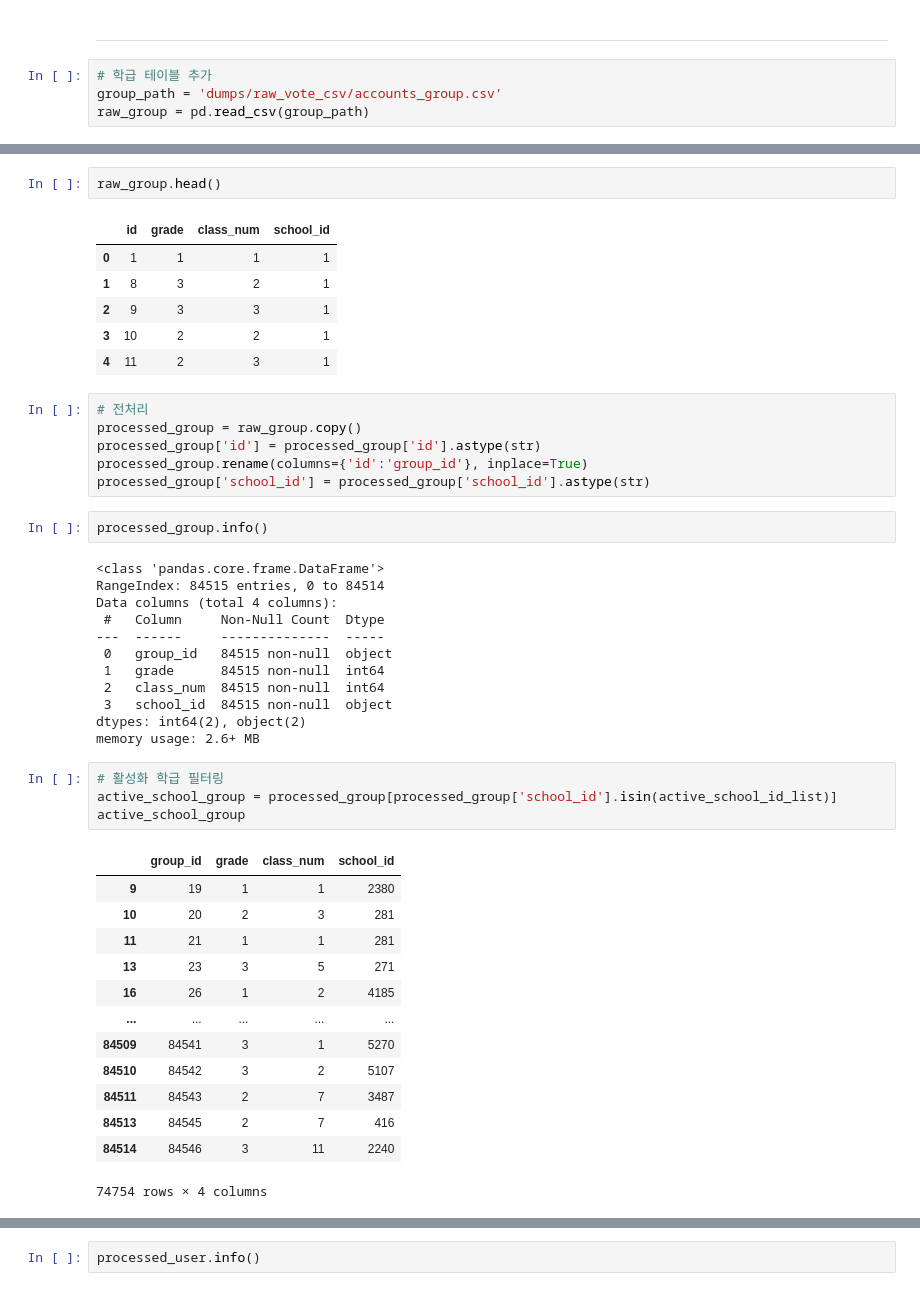
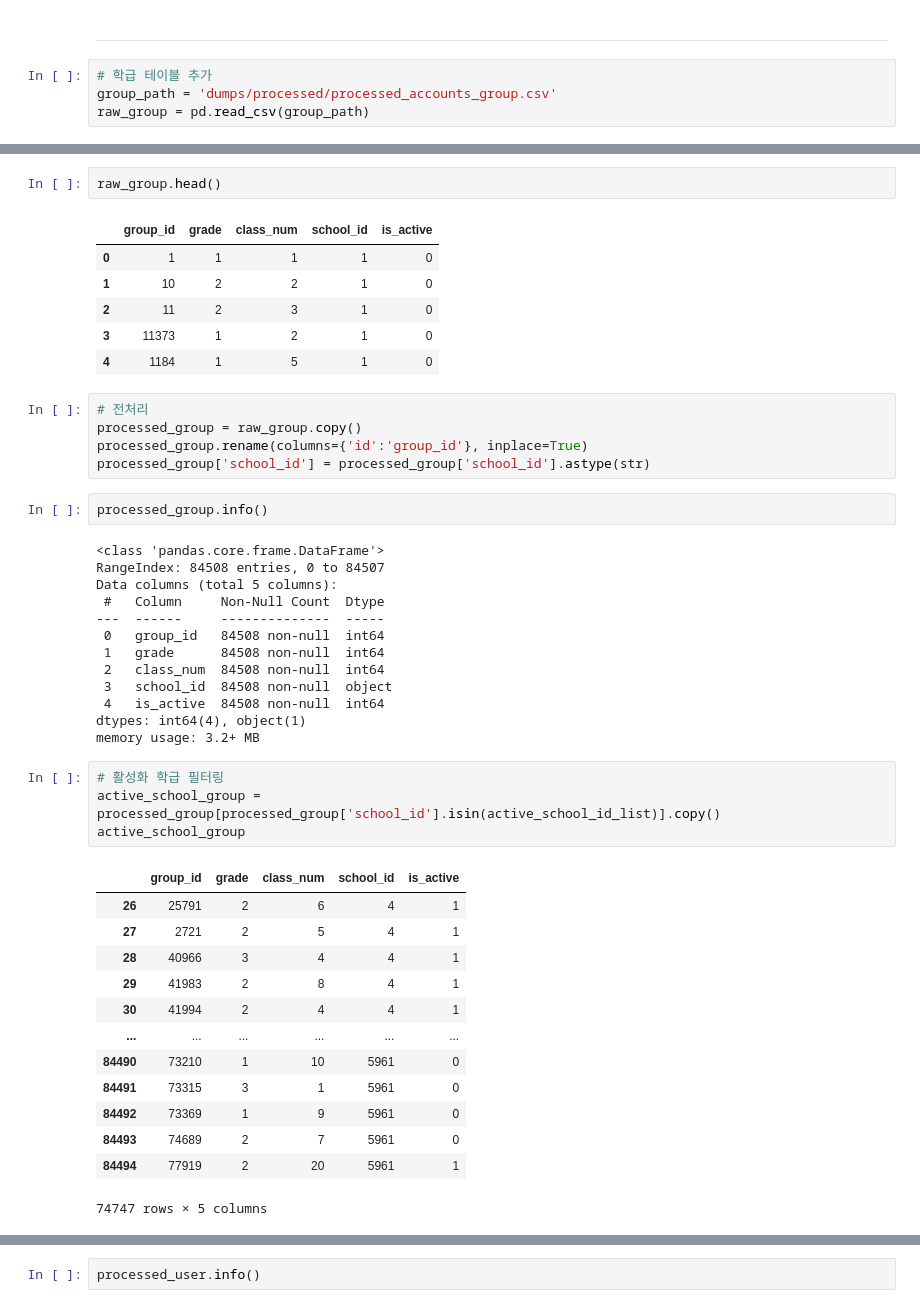
Before and after one commit to EtheriumArchive/Codeit_project, a Jupyter notebook: analysis_damyeon_v2.ipynb, the cells around one changed output, grey strips where cells are left out. Cells and saved outputs as stored; diff of their text form.

```diff
--- a/analysis_damyeon_v2.ipynb
+++ b/analysis_damyeon_v2.ipynb
@@ -396,7 +397,7 @@ active_school_id_list = processed_school[processed_school['student_count'] >= 40
 -----
 # %%
 # 학급 테이블 추가
-group_path = 'dumps/raw_vote_csv/accounts_group.csv'
+group_path = 'dumps/processed/processed_accounts_group.csv'
 raw_group = pd.read_csv(group_path)
 # %%
 raw_group.info()
@@ -415,50 +417,50 @@ memory usage: 2.6 MB
 # %%
 raw_group.head()
 # %% [output]
-|  | id | grade | class_num | school_id |
-| 0 | 1 | 1 | 1 | 1 |
-| 1 | 8 | 3 | 2 | 1 |
-| 2 | 9 | 3 | 3 | 1 |
-| 3 | 10 | 2 | 2 | 1 |
-| 4 | 11 | 2 | 3 | 1 |
+|  | group_id | grade | class_num | school_id | is_active |
+| 0 | 1 | 1 | 1 | 1 | 0 |
+| 1 | 10 | 2 | 2 | 1 | 0 |
+| 2 | 11 | 2 | 3 | 1 | 0 |
+| 3 | 11373 | 1 | 2 | 1 | 0 |
+| 4 | 1184 | 1 | 5 | 1 | 0 |
 # %%
 # 전처리
 processed_group = raw_group.copy()
-processed_group['id'] = processed_group['id'].astype(str)
 processed_group.rename(columns={'id':'group_id'}, inplace=True)
 processed_group['school_id'] = processed_group['school_id'].astype(str)
 # %%
 processed_group.info()
 # %% [output]
 <class 'pandas.core.frame.DataFrame'>
-RangeIndex: 84515 entries, 0 to 84514
-Data columns (total 4 columns):
+RangeIndex: 84508 entries, 0 to 84507
+Data columns (total 5 columns):
  #   Column     Non-Null Count  Dtype
 ---  ------     --------------  -----
- 0   group_id   84515 non-null  object
- 1   grade      84515 non-null  int64
- 2   class_num  84515 non-null  int64
- 3   school_id  84515 non-null  object
-dtypes: int64(2), object(2)
-memory usage: 2.6+ MB
+ 0   group_id   84508 non-null  int64
+ 1   grade      84508 non-null  int64
+ 2   class_num  84508 non-null  int64
+ 3   school_id  84508 non-null  object
+ 4   is_active  84508 non-null  int64
+dtypes: int64(4), object(1)
+memory usage: 3.2+ MB
 # %%
 # 활성화 학급 필터링
-active_school_group = processed_group[processed_group['school_id'].isin(active_school_id_list)]
+active_school_group = processed_group[processed_group['school_id'].isin(active_school_id_list)].copy()
 active_school_group
 # %% [output]
-|  | group_id | grade | class_num | school_id |
-| 9 | 19 | 1 | 1 | 2380 |
-| 10 | 20 | 2 | 3 | 281 |
-| 11 | 21 | 1 | 1 | 281 |
-| 13 | 23 | 3 | 5 | 271 |
-| 16 | 26 | 1 | 2 | 4185 |
-| ... | ... | ... | ... | ... |
-| 84509 | 84541 | 3 | 1 | 5270 |
-| 84510 | 84542 | 3 | 2 | 5107 |
-| 84511 | 84543 | 2 | 7 | 3487 |
-| 84513 | 84545 | 2 | 7 | 416 |
-| 84514 | 84546 | 3 | 11 | 2240 |
+|  | group_id | grade | class_num | school_id | is_active |
+| 26 | 25791 | 2 | 6 | 4 | 1 |
+| 27 | 2721 | 2 | 5 | 4 | 1 |
+| 28 | 40966 | 3 | 4 | 4 | 1 |
+| 29 | 41983 | 2 | 8 | 4 | 1 |
+| 30 | 41994 | 2 | 4 | 4 | 1 |
+| ... | ... | ... | ... | ... | ... |
+| 84490 | 73210 | 1 | 10 | 5961 | 0 |
+| 84491 | 73315 | 3 | 1 | 5961 | 0 |
+| 84492 | 73369 | 1 | 9 | 5961 | 0 |
+| 84493 | 74689 | 2 | 7 | 5961 | 0 |
+| 84494 | 77919 | 2 | 20 | 5961 | 1 |
-74754 rows × 4 columns
+74747 rows × 5 columns
 # %%
 active_school_group.groupby(['school_id', 'grade', 'class_num']).size().reset_index()
 # %% [output]
```
Also changed, not shown: parts of 38 cells of this notebook, 1 other file.
